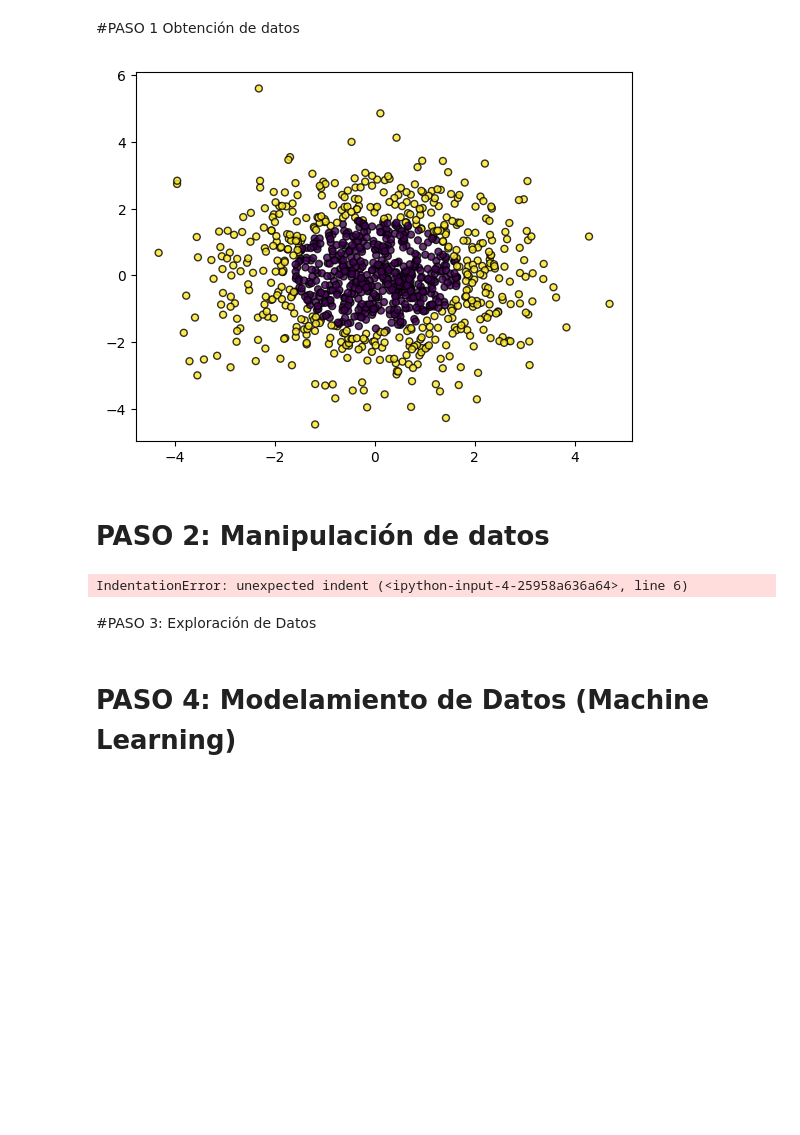
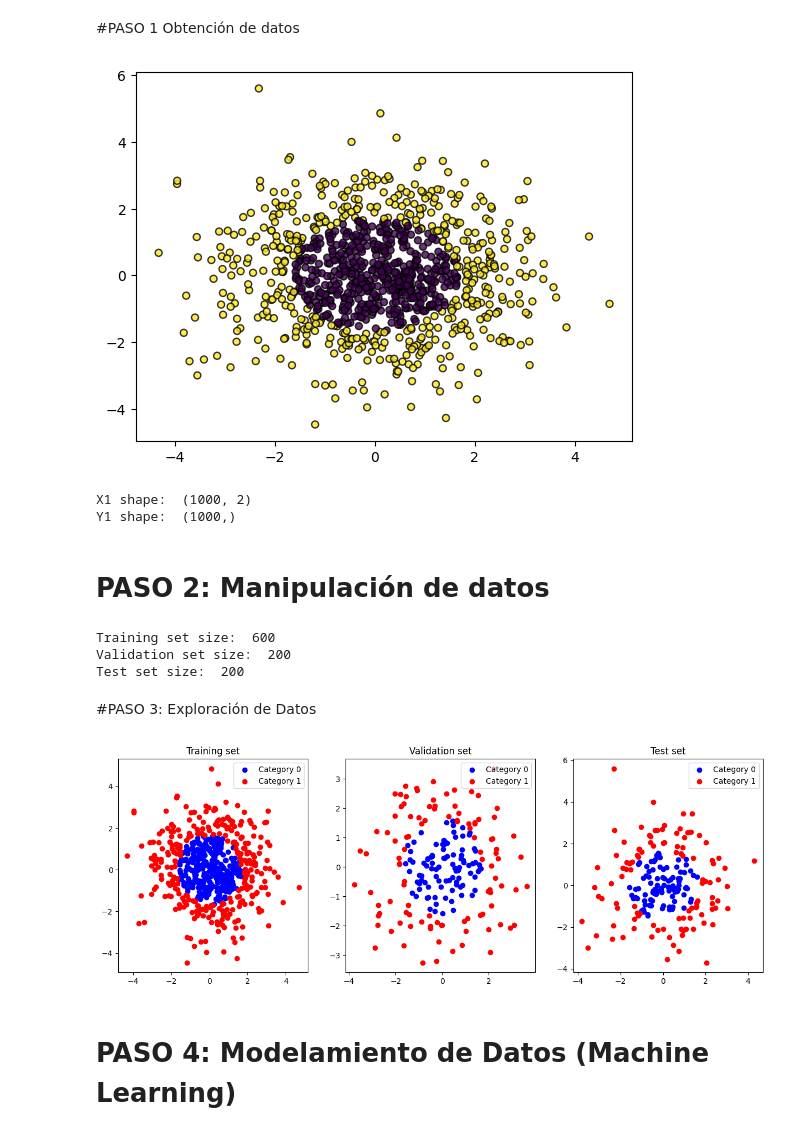
Before and after one commit to ClaudioH19/TareasML, a Jupyter notebook: S09_LAB_SVM.ipynb, the cells around one changed output. Drawn from its saved outputs; the diff is of its cells as text; code cells hidden in the pictures; blank space fills up the shorter version.

```diff
--- a/S09_LAB_SVM.ipynb
+++ b/S09_LAB_SVM.ipynb
@@ -61,19 +61,58 @@ X1, Y1 = make_gaussian_quantiles(cov=2.,
 plt.scatter(X1[:, 0], X1[:, 1], marker='o', c=Y1,
             s=25, edgecolor='k', alpha=0.8)
 plt.show()
+
+#show distribution
+print("X1 shape: ", X1.shape)
+print("Y1 shape: ", Y1.shape)
 # %% [output]
 [figure]
+X1 shape:  (1000, 2)
+Y1 shape:  (1000,)
 # %% [markdown]
 # PASO 2: Manipulación de datos
 # %%
+#TRAINING 60, VALIDATION 20, TEST 20
+
 #split data for test and temporal 20 80
 from sklearn.model_selection import train_test_split
-X_train, X_test, y_train, y_test = train_test_split(X1, Y1, test_size=0.2, random_state=42)
-#split temporal data for train and validation 80 20
-X_train, X_val, y_train, y_val = train_test_split(X_train, y_train, test_size=0.2, random_state=42)
+X_temp, X_test, y_temp, y_test = train_test_split(X1, Y1, test_size=0.2, random_state=42)
+#split temporal data for train and validation 75% 25%
+X_train, X_val, y_train, y_val = train_test_split(X_temp, y_temp, test_size=0.25, random_state=42)
+
+#show size of distributions
+print("Training set size: ", X_train.shape[0])
+print("Validation set size: ", X_val.shape[0])
+print("Test set size: ", X_test.shape[0])
 # %% [output]
-IndentationError: unexpected indent (<ipython-input-4-25958a636a64>, line 6)
+Training set size:  600
+Validation set size:  200
+Test set size:  200
 # %% [markdown]
 #PASO 3: Exploración de Datos
+# %%
+#show data training validation, test for visualization, split for category in red-blue
+plt.figure(figsize=(15, 5))
+plt.subplot(1, 3, 1)
+plt.title('Training set')
+plt.scatter(X_train[y_train == 0][:, 0], X_train[y_train == 0][:, 1], color='blue', label='Category 0')
+plt.scatter(X_train[y_train == 1][:, 0], X_train[y_train == 1][:, 1], color='red', label='Category 1')
+plt.legend()
+
+plt.subplot(1, 3, 2)
+plt.title('Validation set')
+plt.scatter(X_val[y_val == 0][:, 0], X_val[y_val == 0][:, 1], color='blue', label='Category 0')
+plt.scatter(X_val[y_val == 1][:, 0], X_val[y_val == 1][:, 1], color='red', label='Category 1')
+plt.legend()
+
+plt.subplot(1, 3, 3)
+plt.title('Test set')
+plt.scatter(X_test[y_test == 0][:, 0], X_test[y_test == 0][:, 1], color='blue', label='Category 0')
+plt.scatter(X_test[y_test == 1][:, 0], X_test[y_test == 1][:, 1], color='red', label='Category 1')
+plt.legend()
+
+plt.show()
+# %% [output]
+[figure, added]
 # %% [markdown]
 # PASO 4: Modelamiento de Datos (Machine Learning)
```
Also changed, not shown: parts of 4 cells of this notebook.
